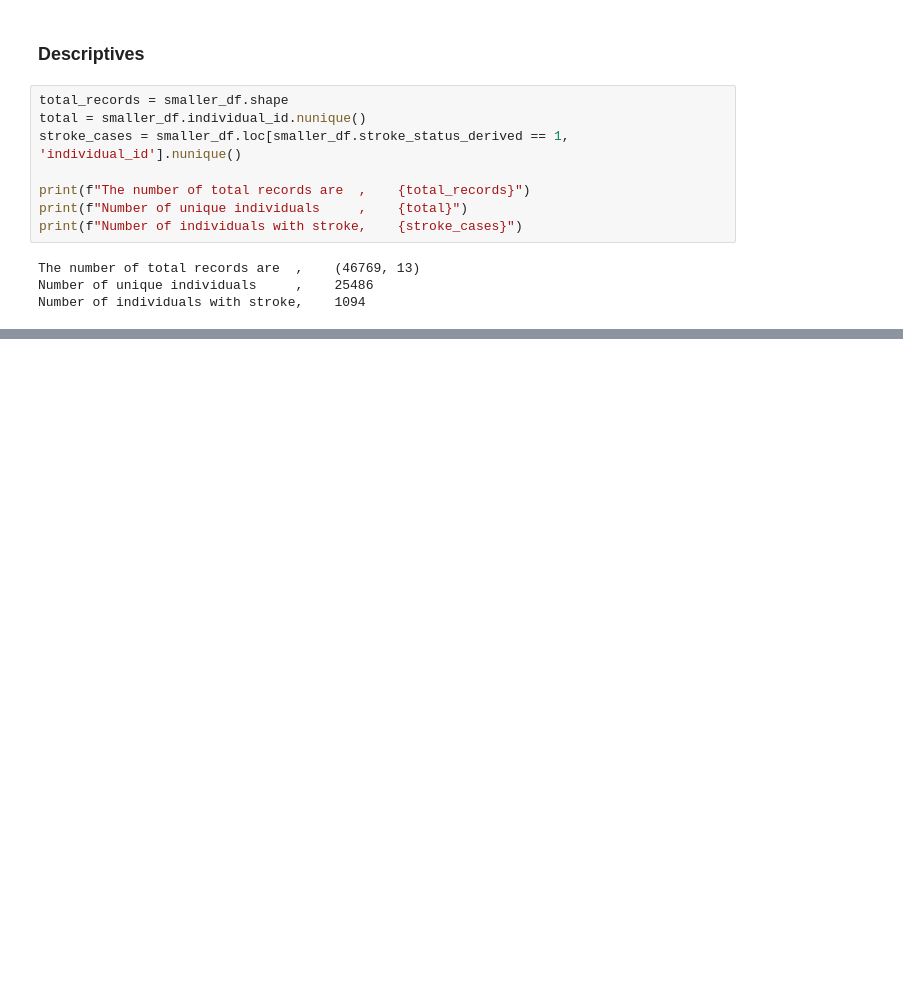
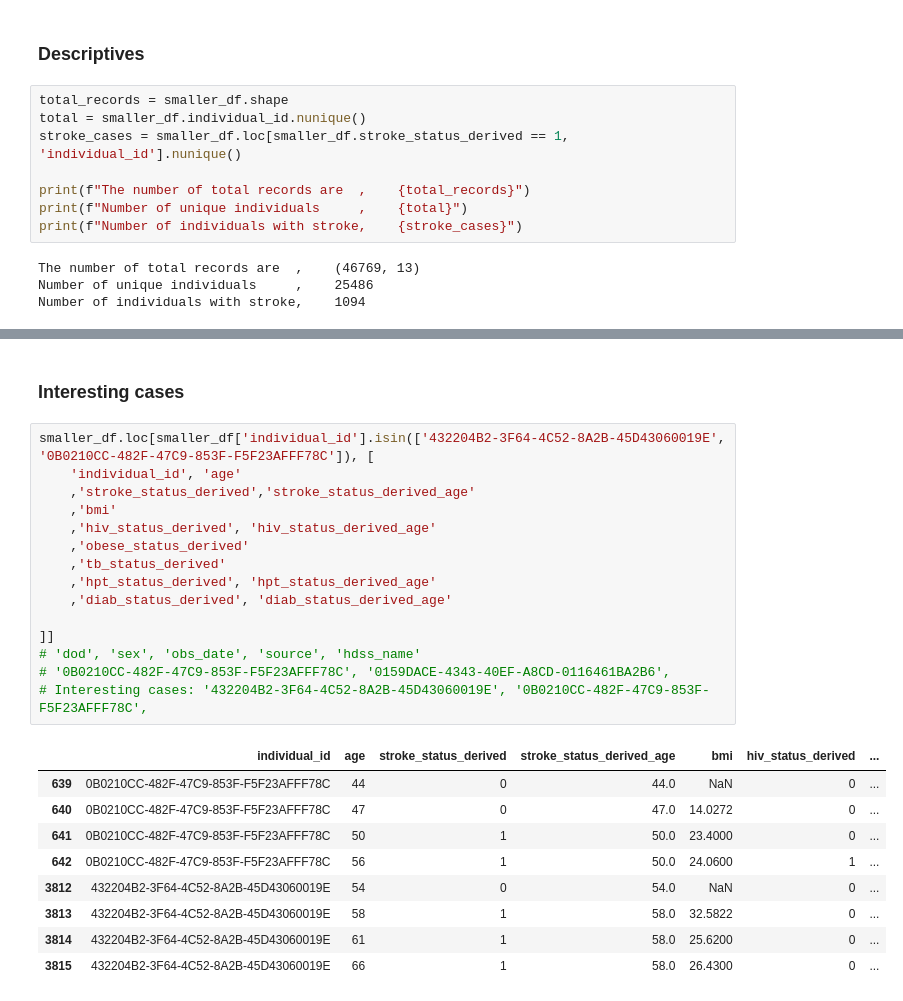
Before and after one commit to dmainagithub/stroke-work, a Jupyter notebook: Stroke_Data_Missingness.ipynb, the cells around one changed output, grey strips where cells are left out. Cells and saved outputs as stored; diff of their text form; blank space fills up the shorter version.

```diff
--- a/Stroke_Data_Missingness.ipynb
+++ b/Stroke_Data_Missingness.ipynb
@@ -182,0 +219,27 @@ Number of individuals with stroke,    1094
+# %% [markdown]
+### Interesting cases
+# %%
+smaller_df.loc[smaller_df['individual_id'].isin(['432204B2-3F64-4C52-8A2B-45D43060019E', '0B0210CC-482F-47C9-853F-F5F23AFFF78C']), [
+    'individual_id', 'age'
+    ,'stroke_status_derived','stroke_status_derived_age'
+    ,'bmi'
+    ,'hiv_status_derived', 'hiv_status_derived_age'
+    ,'obese_status_derived'
+    ,'tb_status_derived'
+    ,'hpt_status_derived', 'hpt_status_derived_age'
+    ,'diab_status_derived', 'diab_status_derived_age'
+
+]]
+# 'dod', 'sex', 'obs_date', 'source', 'hdss_name'
+# '0B0210CC-482F-47C9-853F-F5F23AFFF78C', '0159DACE-4343-40EF-A8CD-0116461BA2B6',
+# Interesting cases: '432204B2-3F64-4C52-8A2B-45D43060019E', '0B0210CC-482F-47C9-853F-F5F23AFFF78C',
+# %% [output]
+|  | individual_id | age | stroke_status_derived | stroke_status_derived_age | bmi | hiv_status_derived | ... |
+| 639 | 0B0210CC-482F-47C9-853F-F5F23AFFF78C | 44 | 0 | 44.0 | NaN | 0 | ... |
+| 640 | 0B0210CC-482F-47C9-853F-F5F23AFFF78C | 47 | 0 | 47.0 | 14.0272 | 0 | ... |
+| 641 | 0B0210CC-482F-47C9-853F-F5F23AFFF78C | 50 | 1 | 50.0 | 23.4000 | 0 | ... |
+| 642 | 0B0210CC-482F-47C9-853F-F5F23AFFF78C | 56 | 1 | 50.0 | 24.0600 | 1 | ... |
+| 3812 | 432204B2-3F64-4C52-8A2B-45D43060019E | 54 | 0 | 54.0 | NaN | 0 | ... |
+| 3813 | 432204B2-3F64-4C52-8A2B-45D43060019E | 58 | 1 | 58.0 | 32.5822 | 0 | ... |
+| 3814 | 432204B2-3F64-4C52-8A2B-45D43060019E | 61 | 1 | 58.0 | 25.6200 | 0 | ... |
+| 3815 | 432204B2-3F64-4C52-8A2B-45D43060019E | 66 | 1 | 58.0 | 26.4300 | 0 | ... |
```
Also changed, not shown: parts of 4 cells of this notebook.
